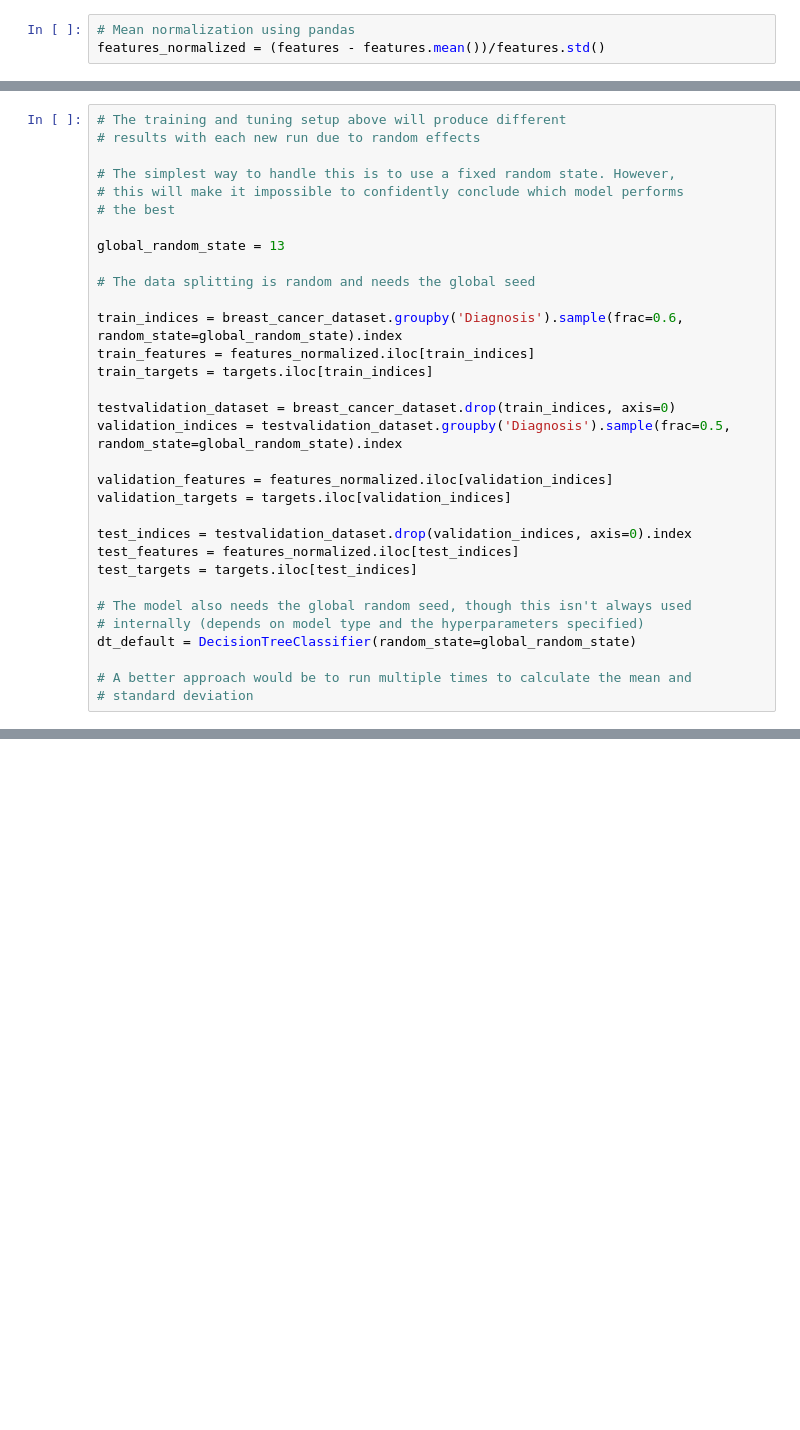
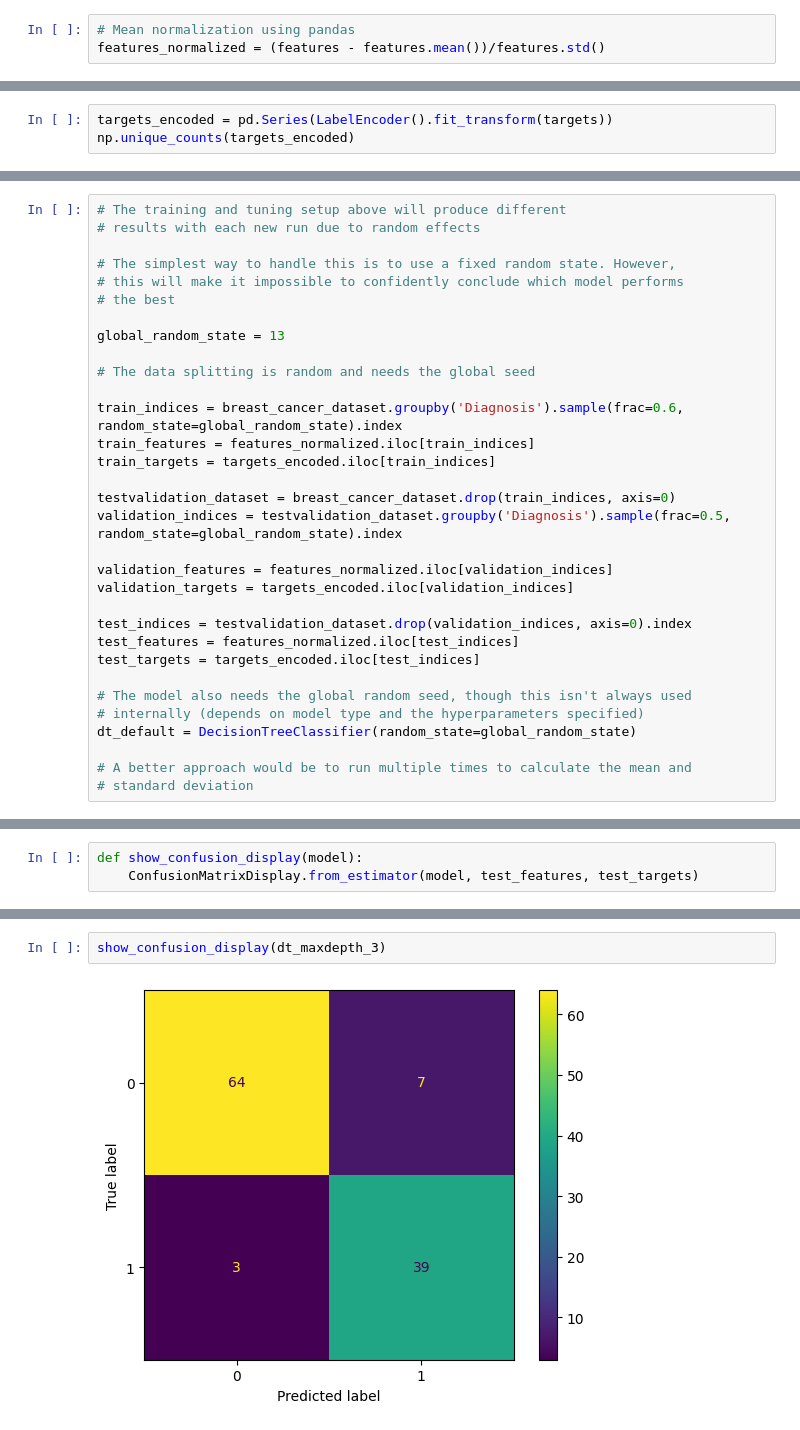
Before and after one commit to Finken2002/itf31519_2026, a Jupyter notebook: pipeline_baseline_evaluation/workshop_0809.ipynb, the cells around one changed output, grey strips where cells are left out. Cells and saved outputs as stored; diff of their text form; blank space fills up the shorter version.

```diff
--- a/pipeline_baseline_evaluation/workshop_0809.ipynb
+++ b/pipeline_baseline_evaluation/workshop_0809.ipynb
@@ -69,0 +103,3 @@ features_normalized = (features - features.mean())/features.std()
+# %%
+targets_encoded = pd.Series(LabelEncoder().fit_transform(targets))
+np.unique_counts(targets_encoded)
@@ -81,17 +119,17 @@ global_random_state = 13
 
 train_indices = breast_cancer_dataset.groupby('Diagnosis').sample(frac=0.6, random_state=global_random_state).index
 train_features = features_normalized.iloc[train_indices]
-train_targets = targets.iloc[train_indices]
+train_targets = targets_encoded.iloc[train_indices]
 
 testvalidation_dataset = breast_cancer_dataset.drop(train_indices, axis=0)
 validation_indices = testvalidation_dataset.groupby('Diagnosis').sample(frac=0.5, random_state=global_random_state).index
 
 validation_features = features_normalized.iloc[validation_indices]
-validation_targets = targets.iloc[validation_indices]
+validation_targets = targets_encoded.iloc[validation_indices]
 
 test_indices = testvalidation_dataset.drop(validation_indices, axis=0).index
 test_features = features_normalized.iloc[test_indices]
-test_targets = targets.iloc[test_indices]
+test_targets = targets_encoded.iloc[test_indices]
 
 # The model also needs the global random seed, though this isn't always used
 # internally (depends on model type and the hyperparameters specified)
@@ -137,0 +267,3 @@ Training Accuracy: 0.98 Validation Accuracy: 0.92 Testing: 0.89
+# %%
+def show_confusion_display(model):
+    ConfusionMatrixDisplay.from_estimator(model, test_features, test_targets)
@@ -137,0 +275,4 @@ Training Accuracy: 0.98 Validation Accuracy: 0.92 Testing: 0.89
+# %%
+show_confusion_display(dt_maxdepth_3)
+# %% [output]
+[figure, added]
```
Also changed, not shown: parts of 35 cells of this notebook, 1 other file.
